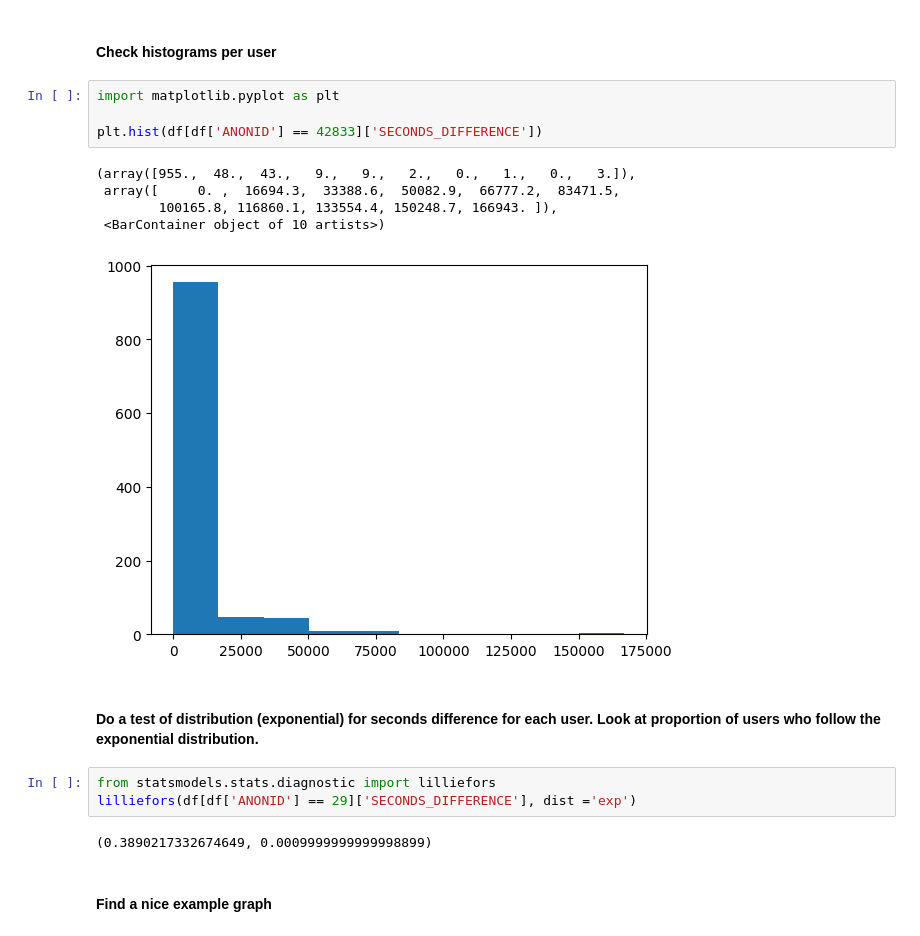
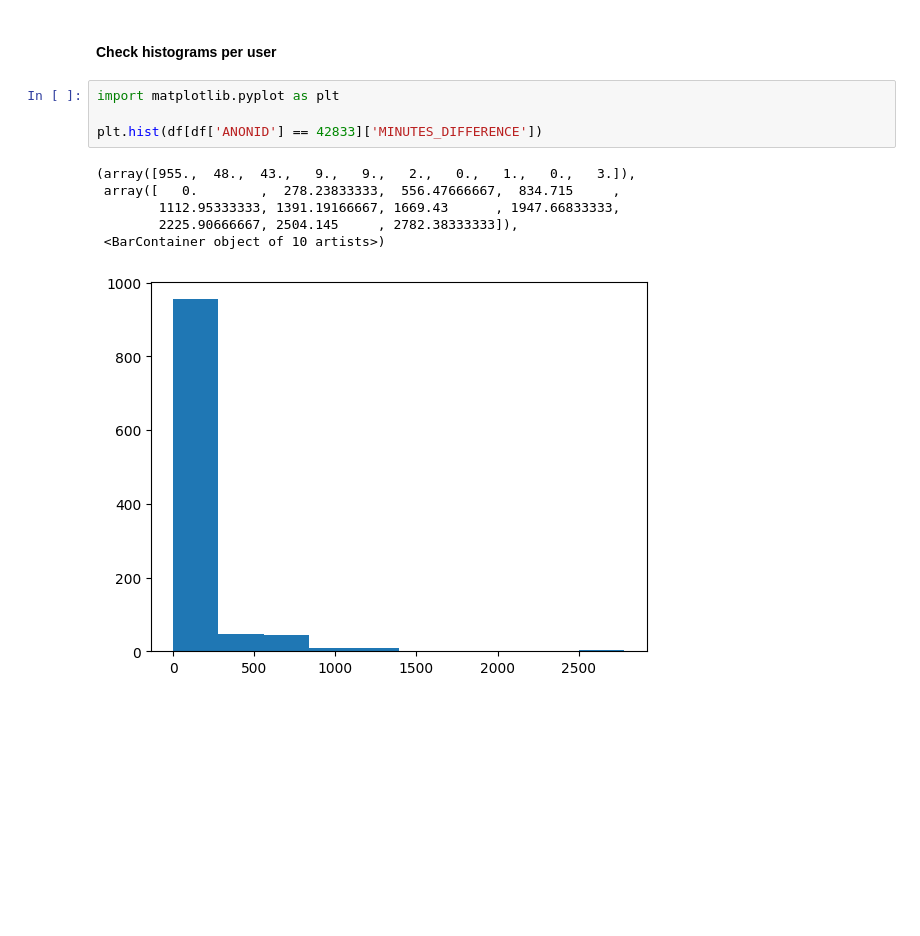
Before and after one commit to chandlerNick/BHT_BI_WiSe2425, a Jupyter notebook: Task1/Code/InterQueryTimes.ipynb, the cells around one changed output. Cells and saved outputs as stored; diff of their text form; blank space fills up the shorter version.

```diff
--- a/Task1/Code/InterQueryTimes.ipynb
+++ b/Task1/Code/InterQueryTimes.ipynb
@@ -204,19 +130,11 @@ df
 # %%
 import matplotlib.pyplot as plt
 
-plt.hist(df[df['ANONID'] == 42833]['SECONDS_DIFFERENCE'])
+plt.hist(df[df['ANONID'] == 42833]['MINUTES_DIFFERENCE'])
 # %% [output]
 (array([955.,  48.,  43.,   9.,   9.,   2.,   0.,   1.,   0.,   3.]),
- array([     0. ,  16694.3,  33388.6,  50082.9,  66777.2,  83471.5,
-        100165.8, 116860.1, 133554.4, 150248.7, 166943. ]),
+ array([   0.        ,  278.23833333,  556.47666667,  834.715     ,
+        1112.95333333, 1391.19166667, 1669.43      , 1947.66833333,
+        2225.90666667, 2504.145     , 2782.38333333]),
  <BarContainer object of 10 artists>)
-[figure, old version]
+[figure, new version]
-# %% [markdown]
-#### Do a test of distribution (exponential) for seconds difference for each user. Look at proportion of users who follow the exponential distribution.
-# %%
-from statsmodels.stats.diagnostic import lilliefors
-lilliefors(df[df['ANONID'] == 29]['SECONDS_DIFFERENCE'], dist ='exp')
-# %% [output]
-(0.3890217332674649, 0.0009999999999998899)
-# %% [markdown]
-#### Find a nice example graph
```
Also changed, not shown: parts of 7 cells of this notebook, 1 other file.
